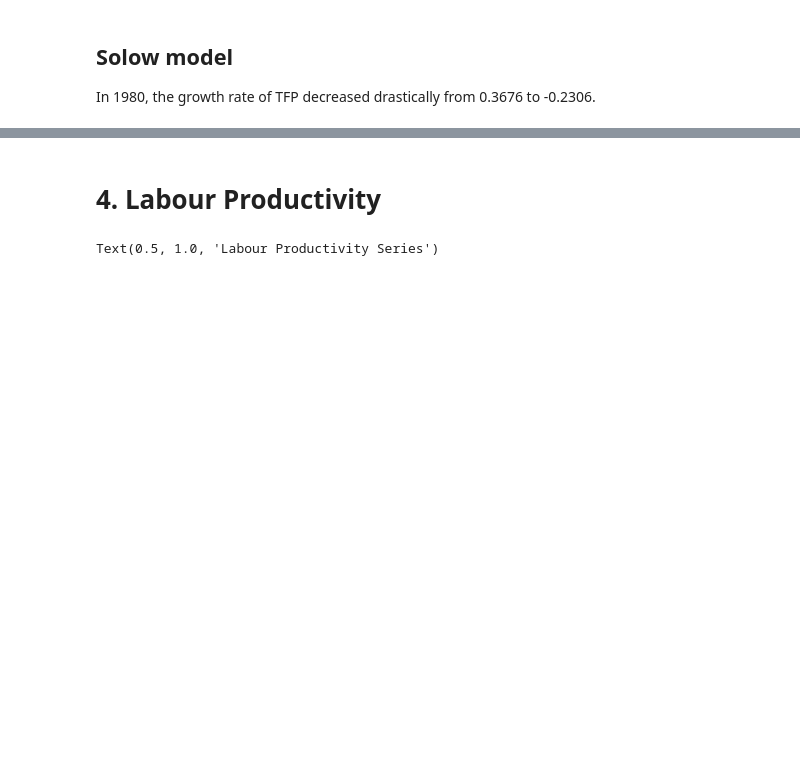
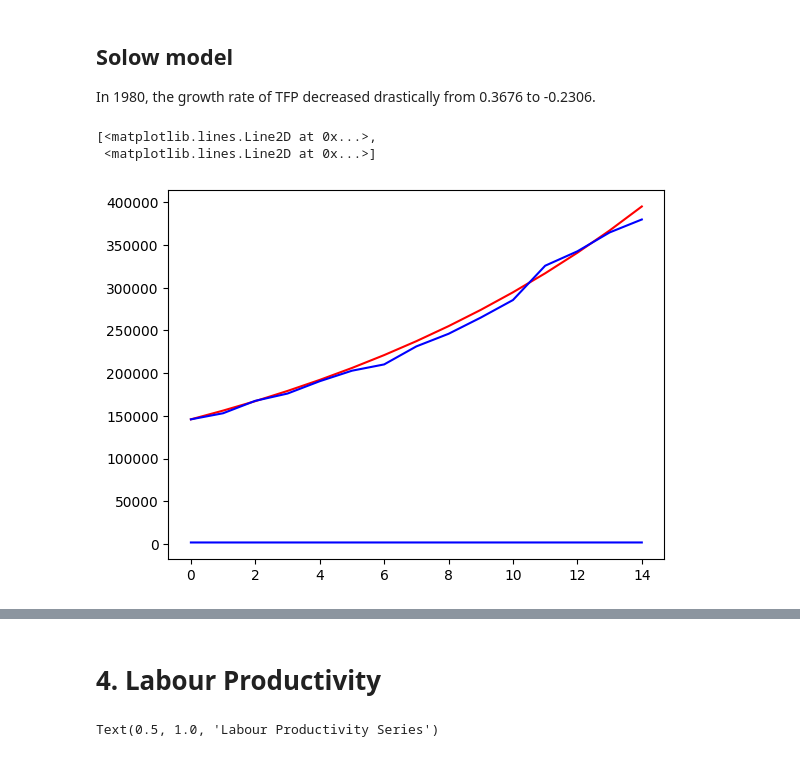
Before and after one commit to Jessie-Fung/ec2b1-brazil, a Jupyter notebook: code/code.ipynb, the cells around one changed output, grey strips where cells are left out. Saved outputs shown, nothing was run; the diff lists cells and outputs as text; code cells hidden in the pictures; blank space fills up the shorter version.

```diff
--- a/code/code.ipynb
+++ b/code/code.ipynb
@@ -819,0 +772,42 @@ data_tfp[data_tfp["year"] == 1964][["year", "rgdpna", "rnna", "hc", "labour", "t
+# %%
+delta = 0.05
+save_K = 0.45
+
+def production(K, L, H, A):
+    return A * K**alpha  * (H * L)**(1-alpha)
+
+def next_year(last_year_dict, gL, gH, gA):
+    Y = last_year_dict["rgdpna"]
+    K = last_year_dict["rnna"]
+    H = last_year_dict["hc"]
+    L = last_year_dict["labour"]
+    A = last_year_dict["tfp"]
+    new_K = K + save_K * Y - delta * K
+    new_L = L * (math.e ** (gL))
+    new_H = H * (math.e ** (gH))
+    new_A = A * (math.e ** (gA))
+    new_Y = production(new_K, new_L, new_H, new_A)
+    return {"rgdpna": new_Y, "rnna": new_K,  "labour": new_L, "hc": new_H, "tfp": new_A}
+# %%
+def solow_simulation(starting_year, gL, gH, gA, years):
+    df_starting = data_tfp[data_tfp["year"] == starting_year][["year", "rgdpna", "rnna", "hc", "labour", "tfp"]].reset_index(drop=True)
+    starting_dict = df_starting.drop(columns = "year").to_dict("records")[0]
+    evolution = [starting_dict]
+    for i in range(years):
+        evolution.append(next_year(evolution[i], gL, gH, gA))
+    df_ev = pd.DataFrame(evolution)
+    df_ev["K/HAL"] = df_ev["rnna"] / (df_ev["hc"] * df_ev["labour"] * df_ev["tfp"])
+    return df_ev
+# %%
+solow_1950_1964 = solow_simulation(1950, 0.4269/14, 0.1009/14, 0.2930/14, 14)
+solow_1964_1980 = solow_simulation(1964, period_change["labour"].iloc[1]/16, period_change["hc"].iloc[1]/16, period_change["tfp"].iloc[1]/16, 16)
+solow_1980_1994 = solow_simulation(1980, period_change["labour"].iloc[2]/14, period_change["hc"].iloc[2]/14, period_change["tfp"].iloc[2]/14, 14)
+solow_1994_2019 = solow_simulation(1994, period_change["labour"].iloc[3]/25, period_change["hc"].iloc[3]/25, period_change["tfp"].iloc[3]/25, 25)
+# %%
+plt.figure()
+plt.plot(solow_1950_1964["rgdpna"], color = "red", label = "our model")
+plt.plot(data_tfp["rgdpna"][:15].reset_index(), color = "blue", label = "data")
+# %% [output]
+[<matplotlib.lines.Line2D at 0x...>,
+ <matplotlib.lines.Line2D at 0x...>]
+[figure, added]
```
Also changed, not shown: parts of 11 cells of this notebook.
